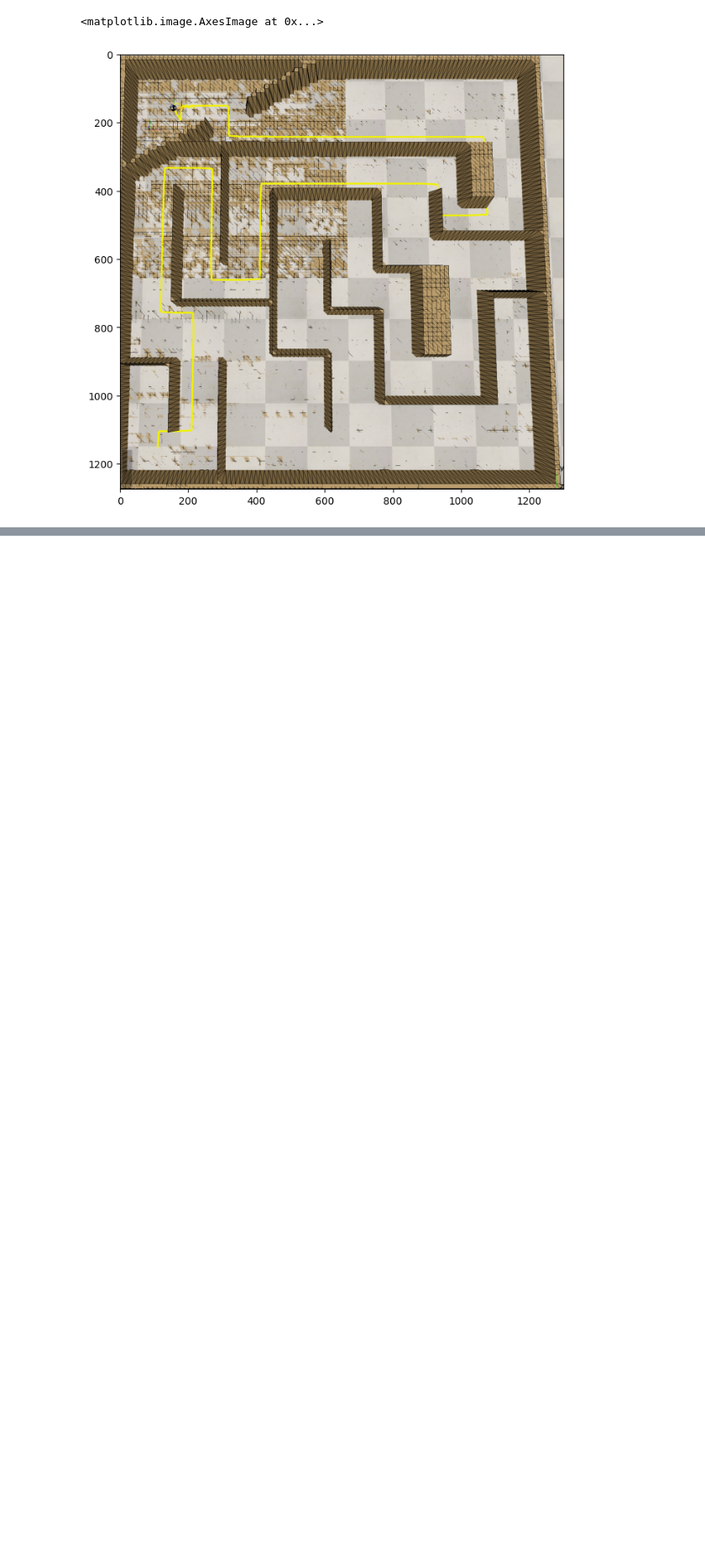
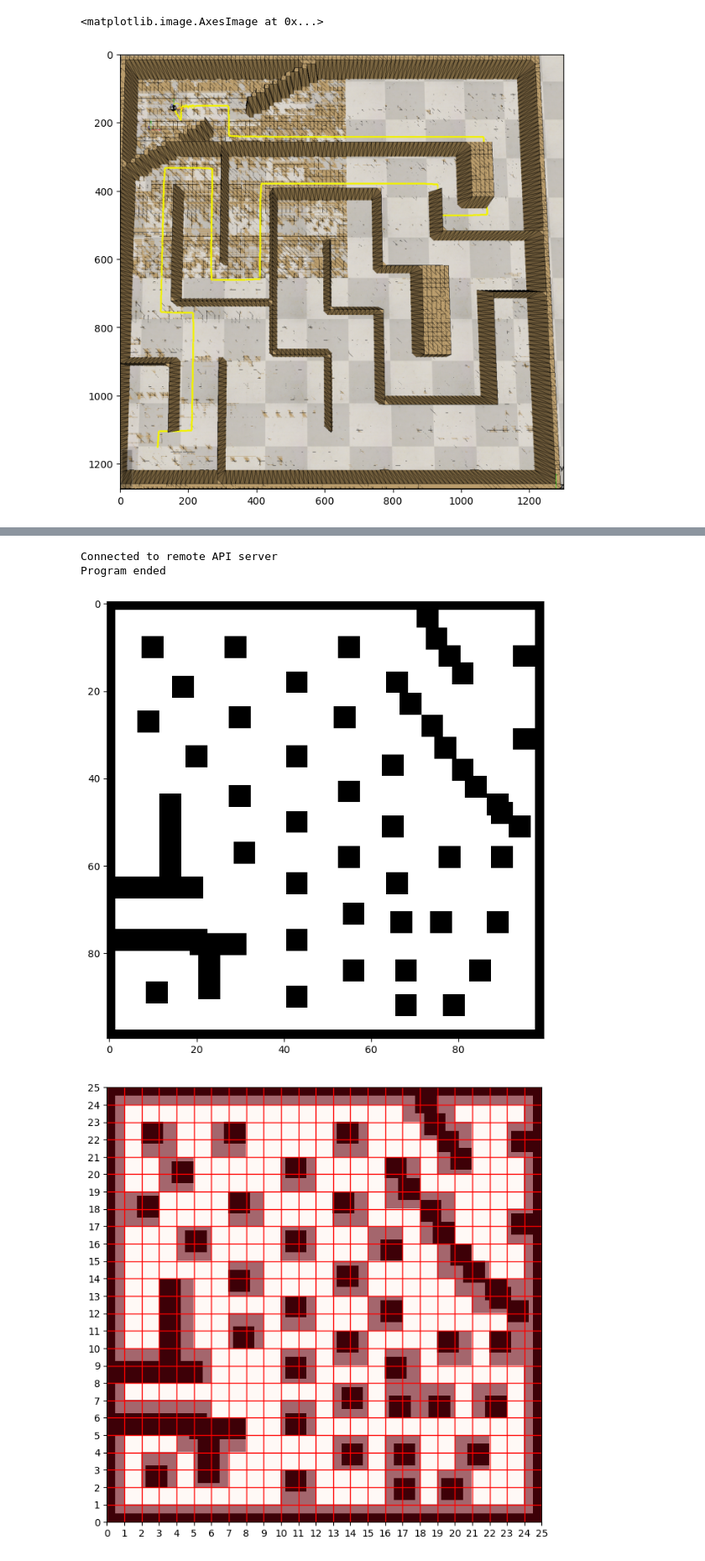
Before and after one commit to RaphaSilva470/Robotica, a Jupyter notebook: TP2/roadmaps.ipynb, the cells around one changed output, grey strips where cells are left out. Shown at 84% size. Cells and saved outputs as stored; diff of their text form; code cells hidden in the pictures; blank space fills up the shorter version.

```diff
--- a/TP2/roadmaps.ipynb
+++ b/TP2/roadmaps.ipynb
@@ -362,0 +366,34 @@ ax.imshow(img)
+# %%
+# valor para binarizar a imagem
+threshold = 0.5
+# Tamanho das células usadas para dividir o mapa
+cell_size = 1
+# Nó de início do caminho
+start_node =  (2, 22)
+# Nó de fim do caminho
+end_node = (23, 2)
+# Dimensões do mapa
+map_dims = np.array([25, 25])
+
+
+img = visuMapa('mapasSemContorno/mapa3semcontorno.png', threshold)
+rows, cols, grid, = visuGrid(img, map_dims, threshold, cell_size)
+G, pos = grafoGrid(rows, cols, grid, map_dims, cell_size)
+path = visuCaminho(grid, map_dims, G, pos, start_node, end_node)
+
+# caminho e nome do arquivo da cena
+current_path = os.getcwd()
+scenesFolder = "/scenes/robotino"
+scenesFolder = current_path + scenesFolder
+selectedScene = "mapa3.ttt"
+
+# abre a cena
+sim.loadScene(os.path.join(scenesFolder, selectedScene)+"@keepCurrent")
+
+# roda simulação
+simulacao(path)
+# %% [output]
+Connected to remote API server
+Program ended
+[figure, added]
+[figure, added]
```
Also changed, not shown: parts of 4 cells of this notebook, 2 other files.
